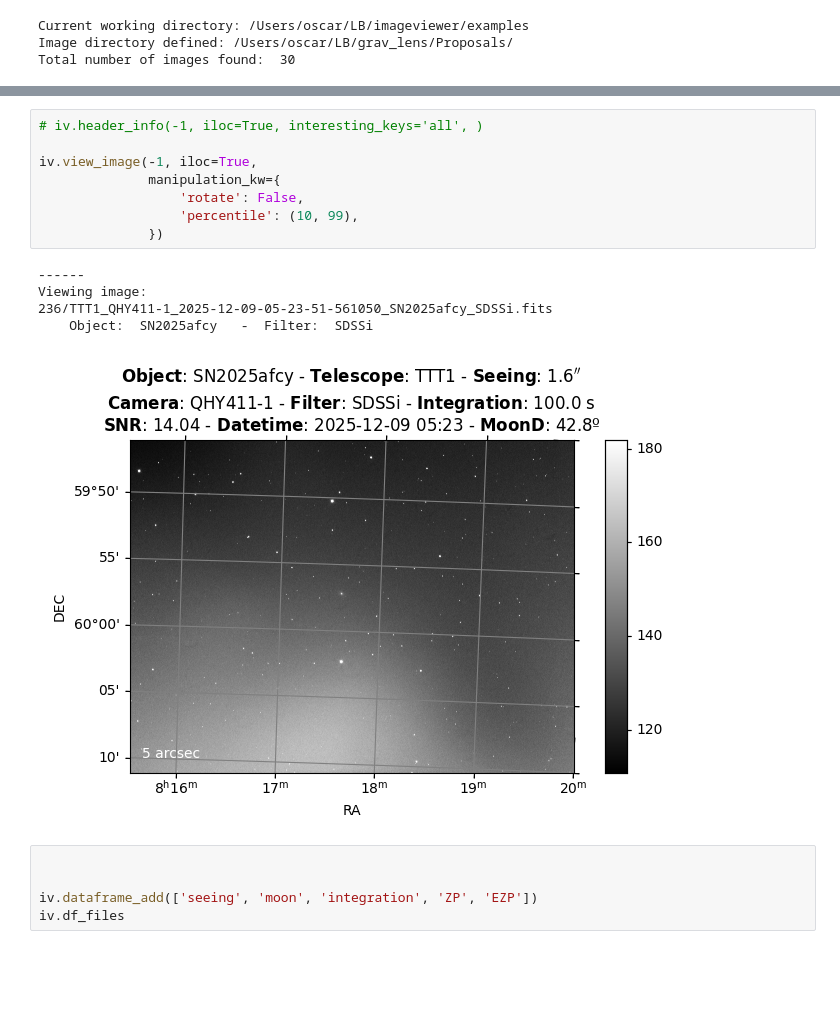
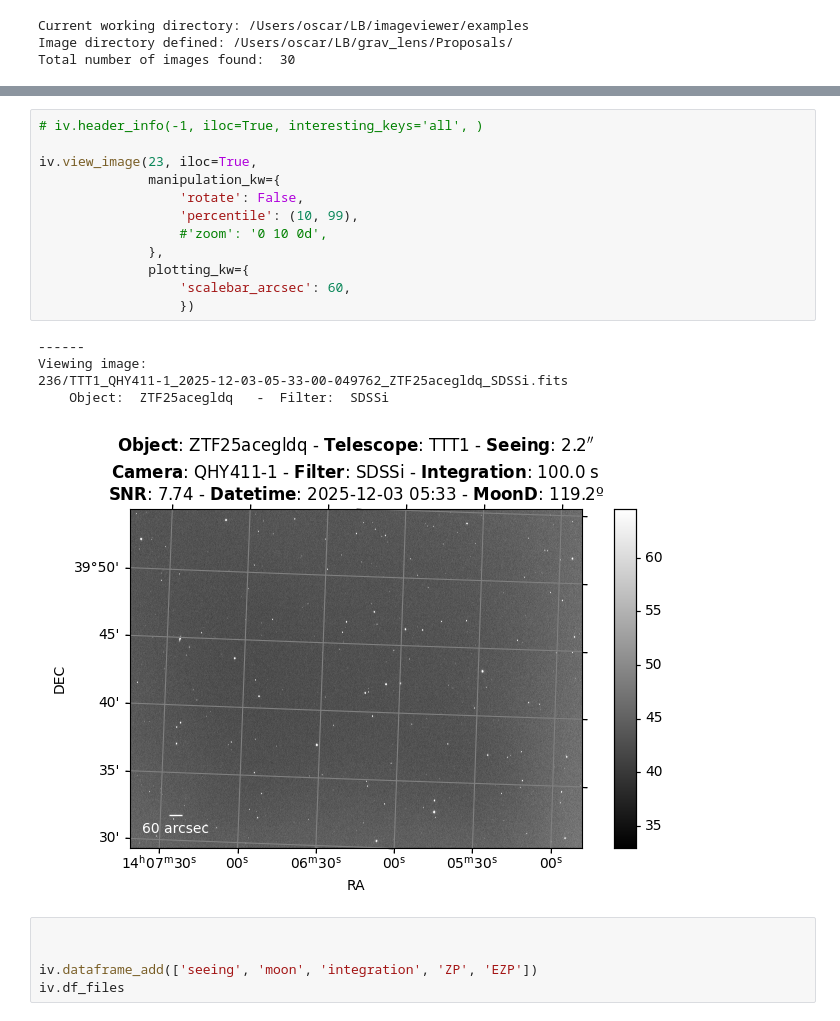
Before and after one commit to oscar-s-p/imageviewer, a Jupyter notebook: examples/photometry.ipynb, the cells around one changed output, grey strips where cells are left out. Cells and saved outputs as stored; diff of their text form; blank space fills up the shorter version.

```diff
--- a/examples/photometry.ipynb
+++ b/examples/photometry.ipynb
@@ -69,17 +66,21 @@ QTable length=171
 # %%
 # iv.header_info(-1, iloc=True, interesting_keys='all', )
 
-iv.view_image(-1, iloc=True,
+iv.view_image(23, iloc=True,
               manipulation_kw={
                   'rotate': False,
                   'percentile': (10, 99),
-              })
+                  #'zoom': '0 10 0d',
+              },
+              plotting_kw={
+                  'scalebar_arcsec': 60,
+                  })
 # %% [output]
 ------
 Viewing image:
-236/TTT1_QHY411-1_2025-12-09-05-23-51-561050_SN2025afcy_SDSSi.fits
-    Object:  SN2025afcy   -  Filter:  SDSSi
+236/TTT1_QHY411-1_2025-12-03-05-33-00-049762_ZTF25acegldq_SDSSi.fits
+    Object:  ZTF25acegldq   -  Filter:  SDSSi
-[figure, old version]
+[figure, new version]
 # %%
 
 
```
Also changed, not shown: parts of 4 cells of this notebook, 3 other files.
